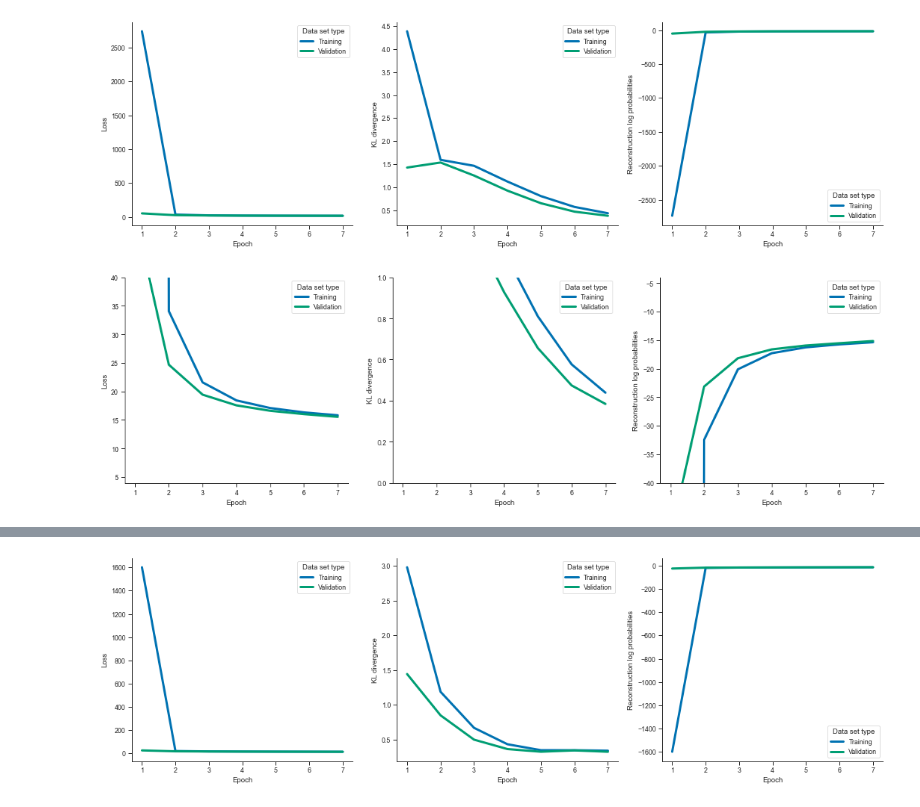
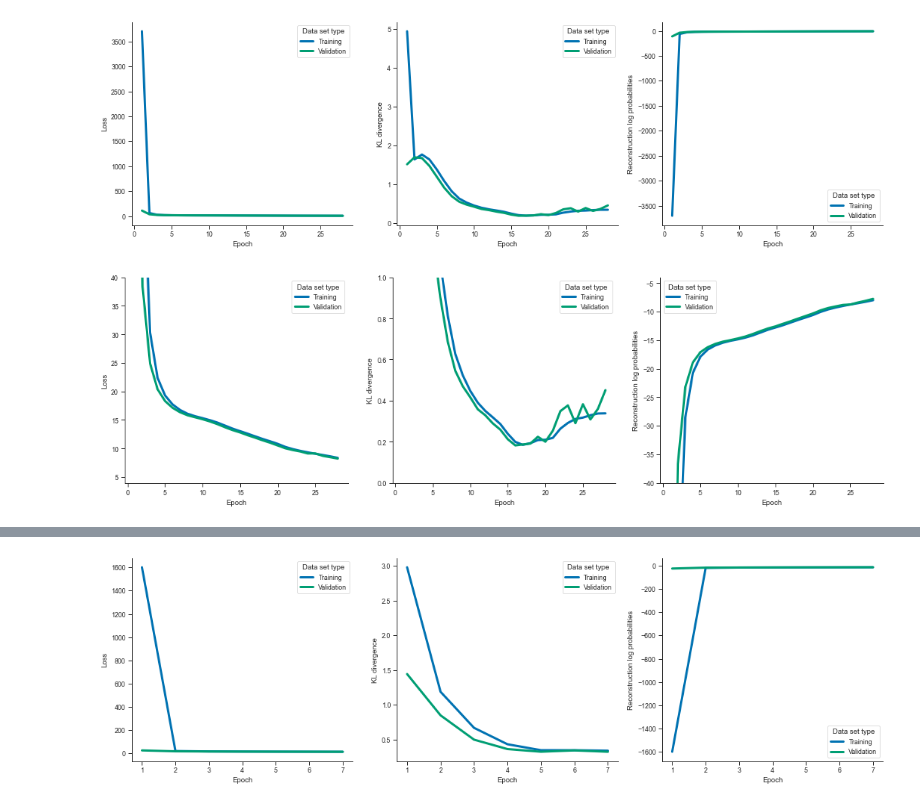
Before and after one commit to ThordurPall/vessel-trajectory-anomaly-detection, a Jupyter notebook: notebooks/Model Training/Learning Curves/Continuous Representation/Skagen/Explore Training & Validation Curves - Fishing Vessels.ipynb, the cells around one changed output, grey strips where cells are left out. Saved outputs shown, nothing was run; the diff lists cells and outputs as text; code cells hidden in the pictures.

Commit message:
Adding initial Skagen continuous learning curves

```diff
--- a/notebooks/Model Training/Learning Curves/Continuous Representation/Skagen/Explore Training & Validation Curves - Fishing Vessels.ipynb
+++ b/notebooks/Model Training/Learning Curves/Continuous Representation/Skagen/Explore Training & Validation Curves - Fishing Vessels.ipynb
@@ -3,16 +3,3 @@
 from src.visualisation.SummaryModels import SummaryModels
 import pandas as pd
 file_name = "RegionSkagen_01062019_30092019_Fish_14400_86400_600"
-# %%
-# Define the current setup
-generative_dist = "Diagonal"
-learning_rate = 0.00005
-
-# Use the SummaryModels class
-summary_models = SummaryModels(file_name, generative_dist=generative_dist, learning_rate=learning_rate)
-df_default = summary_models.load_curves_df("LR: 0.0001, Gamma: 0.998")
-summary_models.plot_curves(df_default)
-summary_models.plot_curves(df_default, ylims=[(4, 40), (0, 1), (-40, -4)])
-# %% [output]
-[figure, removed]
-[figure, removed]
@@ -18,0 +16,13 @@ summary_models.plot_curves(df_default, ylims=[(4, 40), (0, 1), (-40, -4)])
+# %%
+# Define the current setup
+generative_dist = "Diagonal"
+learning_rate = 0.00003
+
+# Use the SummaryModels class
+summary_models = SummaryModels(file_name, generative_dist=generative_dist, learning_rate=learning_rate)
+df_default = summary_models.load_curves_df("LR: 0.0001, Gamma: 0.998")
+summary_models.plot_curves(df_default)
+summary_models.plot_curves(df_default, ylims=[(4, 40), (0, 1), (-40, -4)])
+# %% [output]
+[figure, added]
+[figure, added]
```
Also changed, not shown: parts of 2 cells of this notebook, 1 other file.
